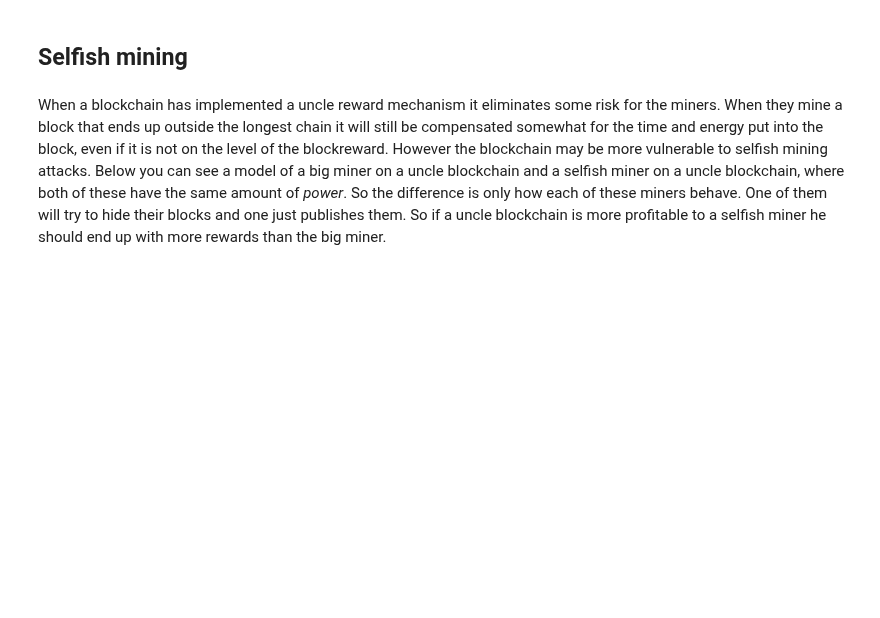
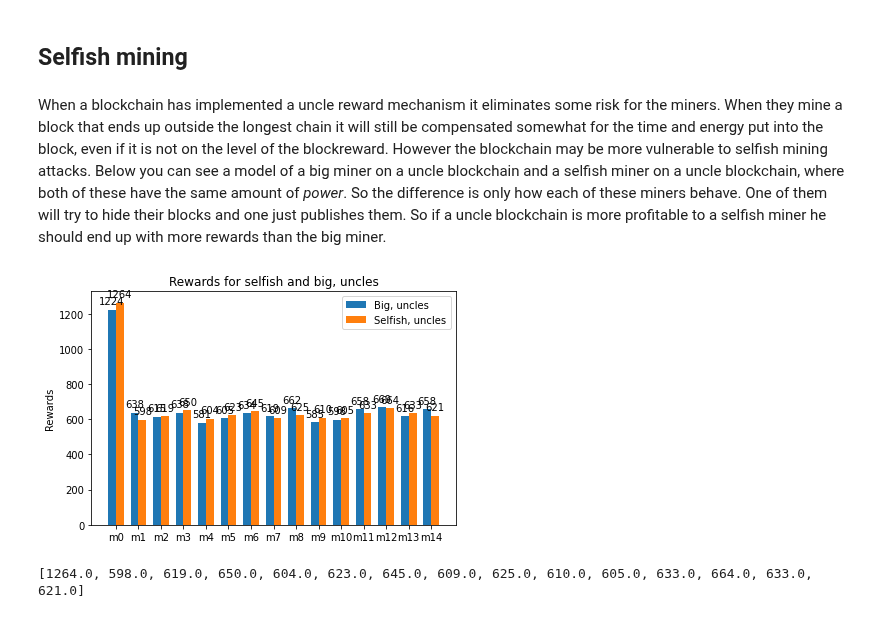
Before and after one commit to Od1nB/ProjectBlockchain, a Jupyter notebook: Project2_Uncles.ipynb, the cells around one changed output. Drawn from its saved outputs; the diff is of its cells as text; code cells hidden in the pictures; blank space fills up the shorter version.

Commit message:
big vs selfish

```diff
--- a/Project2_Uncles.ipynb
+++ b/Project2_Uncles.ipynb
@@ -455,3 +471,36 @@ To test uncle rewards we could employ many different ways of testing fairness, b
 ## Selfish mining
 # %% [markdown]
 When a blockchain has implemented a uncle reward mechanism it eliminates some risk for the miners. When they mine a block that ends up outside the longest chain it will still be compensated somewhat for the time and energy put into the block, even if it is not on the level of the blockreward. However the blockchain may be more vulnerable to selfish mining attacks. Below you can see a model of a big miner on a uncle blockchain and a selfish miner on a uncle blockchain, where both of these have the same amount of _power_. So the difference is only how each of these miners behave. One of them will try to hide their blocks and one just publishes them. So if a uncle blockchain is more profitable to a selfish miner he should end up with more rewards than the big miner.
+# %%
+miner_rewards_uncles_selfish = [0]*15
+for i in range(10):
+    bc, m, s = run(num_miners=14, num_blocks=1000, mining_power_selfish=20, num_selfish_miners=1, uncle_reward=10)
+    # bc, m, s = run(num_miners=20, num_blocks=1000, miners=[30])
+    _, rewards = getRewards(m)
+    ml = [s[0].reward]
+    ml.extend(rewards)
+    for mi in range(len(ml)):
+        # print(mi, len(miner_rewards_avg),len(m))
+        miner_rewards_uncles_selfish[mi] += ml[mi]
+miner_rewards_uncles_selfish[:] = [x / 10 for x in miner_rewards_uncles_selfish]
+# %%
+width = 0.35
+xpos = np.arange(len(miner_names))
+
+fig, ax = plt.subplots()
+normal = ax.bar(xpos - width/2, miner_rewards_uncles_big, width, label="Big, uncles")
+uncles = ax.bar(xpos + width/2, miner_rewards_uncles_selfish, width, label="Selfish, uncles")
+
+ax.set_ylabel("Rewards")
+ax.set_title("Rewards for selfish and big, uncles")
+ax.set_xticks(xpos)
+ax.set_xticklabels(miner_names)
+ax.legend()
+ax.bar_label(normal,padding=3)
+ax.bar_label(uncles,padding=3)
+fig.tight_layout()
+plt.show()
+print(miner_rewards_uncles_selfish)
+# %% [output]
+[figure, added]
+[1264.0, 598.0, 619.0, 650.0, 604.0, 623.0, 645.0, 609.0, 625.0, 610.0, 605.0, 633.0, 664.0, 633.0, 621.0]
```
Also changed, not shown: parts of 1 cell of this notebook.
